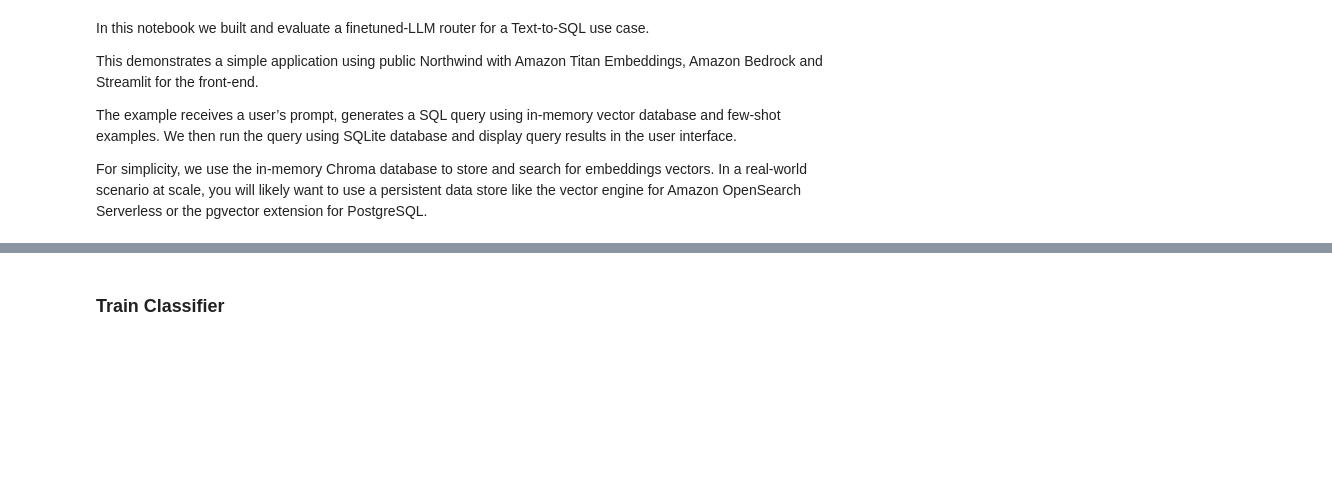
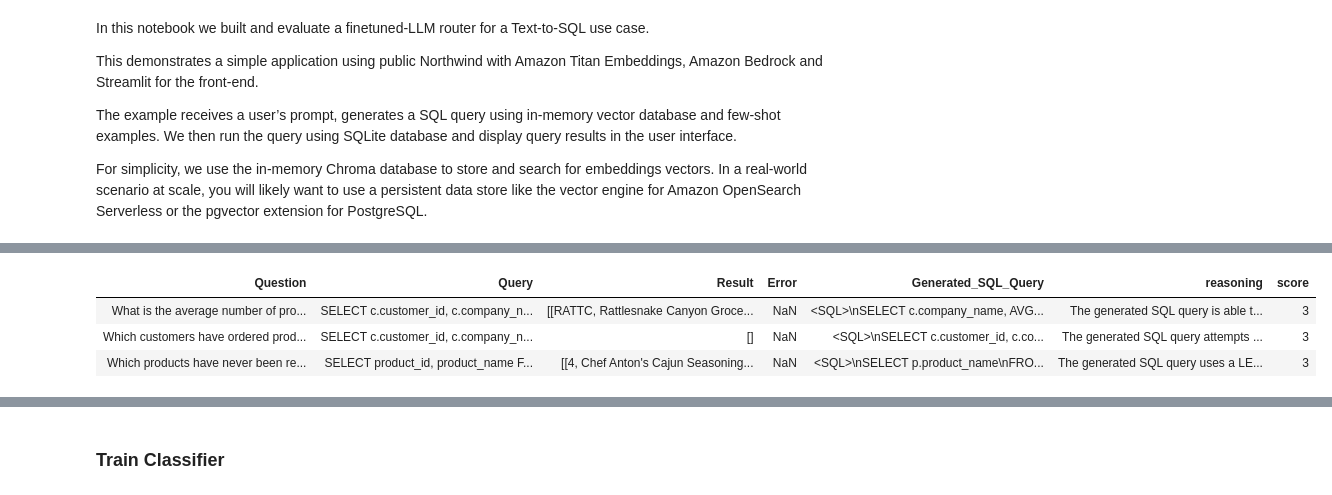
Before and after one commit to fhuthmacher/aws-bedrock-router-eval, a Jupyter notebook: routerEval.ipynb, the cells around one changed output, grey strips where cells are left out. Cells and saved outputs as stored; diff of their text form; code cells hidden in the pictures; blank space fills up the shorter version.

```diff
--- a/routerEval.ipynb
+++ b/routerEval.ipynb
@@ -1471,0 +1660,73 @@ print(df1.head().to_dict())
+# %%
+# 10. Review LLM grades
+
+# Check if df1_graded exists in the current namespace
+if 'df1_graded' not in globals():
+    # If it doesn't exist, try to load it from a JSONL file
+    file_path = 'question_query_small_llm_grades.jsonl'
+
+    if os.path.exists(file_path):
+        # Load the dataframe from the JSONL file
+        df1_graded = pd.read_json(file_path, lines=True)
+        print("df1_graded loaded from JSONL file.")
+    else:
+        print(f"Error: JSONL file not found at {file_path}")
+else:
+    print("df1_graded already exists in memory.")
+
+if df1_graded['score'].dtype != 'object':
+        # Convert 'score' column to string
+        df1_graded['score'] = df1_graded['score'].astype(str)
+        print("'score' column converted to string type.")
+else:
+    print("'score' column is already string type.")
+
+# Check if df2_graded exists in the current namespace
+if 'df2_graded' not in globals():
+    # If it doesn't exist, try to load it from a JSONL file
+    file_path2 = 'question_query_large_llm_grades.jsonl'
+
+    if os.path.exists(file_path2):
+        # Load the dataframe from the JSONL file
+        df2_graded = pd.read_json(file_path2, lines=True)
+        print("df2_graded loaded from JSONL file.")
+    else:
+        print(f"Error: JSONL file not found at {file_path2}")
+else:
+    print("df2_graded already exists in memory.")
+
+if df2_graded['score'].dtype != 'object':
+        # Convert 'score' column to string
+        df2_graded['score'] = df2_graded['score'].astype(str)
+        print("'score' column converted to string type.")
+else:
+    print("'score' column is already string type.")
+
+# Print the data type of the 'score' column
+print(f"Data type of 'score' column in df1_graded: {df1_graded['score'].dtype}")
+
+# Print the data type of the 'score' column
+print(f"Data type of 'score' column in df2_graded: {df2_graded['score'].dtype}")
+
+percentage_correct = df1_graded['score'].value_counts(normalize=True)['5'] * 100
+print(f"Percentage correct for smaller LLM: {percentage_correct:.2f}%")
+
+percentage_correct = df2_graded['score'].value_counts(normalize=True)['5'] * 100
+print(f"Percentage correct for larger LLM: {percentage_correct:.2f}%")
+
+# sample a subsection of 3 incorrect responses of small LLM
+from IPython.display import display, HTML
+
+incorrect_rows = df1_graded[(df1_graded['score'] == '1') | (df1_graded['score'] == '2')| (df1_graded['score'] == '3')].sample(n=3)
+incorrect_rows_no_context = incorrect_rows.drop(columns=['Context'])
+# Convert the dataframe to an HTML table
+table_html = incorrect_rows_no_context.to_html(index=False, classes='table table-striped')
+display(HTML(table_html))
+
+# sample a subsection of 3 correct responses of small LLM
+correct_rows = df1_graded[(df1_graded['score'] == '4') | (df1_graded['score'] == '5')].sample(n=3)
+correct_rows_no_context = correct_rows.drop(columns=['Context'])
+# Convert the dataframe to an HTML table
+table_html = correct_rows_no_context.to_html(index=False, classes='table table-striped')
+display(HTML(table_html))
+# %% [output]
@@ -1471,0 +1741,4 @@ print(df1.head().to_dict())
+| Question | Query | Result | Error | Generated_SQL_Query | reasoning | score |
+| What is the average number of pro... | SELECT c.customer_id, c.company_n... | [[RATTC, Rattlesnake Canyon Groce... | NaN | <SQL>\nSELECT c.company_name, AVG... | The generated SQL query is able t... | 3 |
+| Which customers have ordered prod... | SELECT c.customer_id, c.company_n... | [] | NaN | <SQL>\nSELECT c.customer_id, c.co... | The generated SQL query attempts ... | 3 |
+| Which products have never been re... | SELECT product_id, product_name F... | [[4, Chef Anton's Cajun Seasoning... | NaN | <SQL>\nSELECT p.product_name\nFRO... | The generated SQL query uses a LE... | 3 |
```
Also changed, not shown: parts of 31 cells of this notebook, 1 other file.
